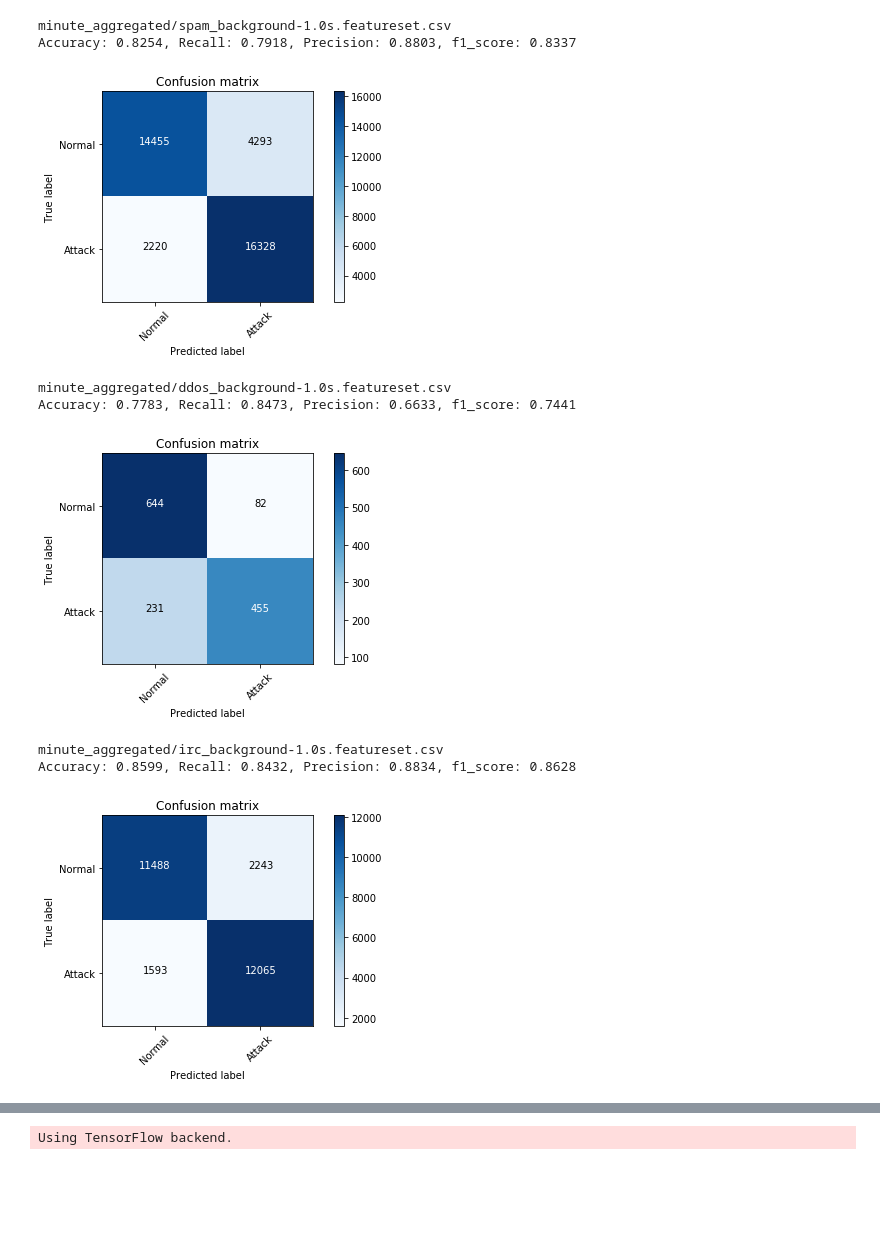
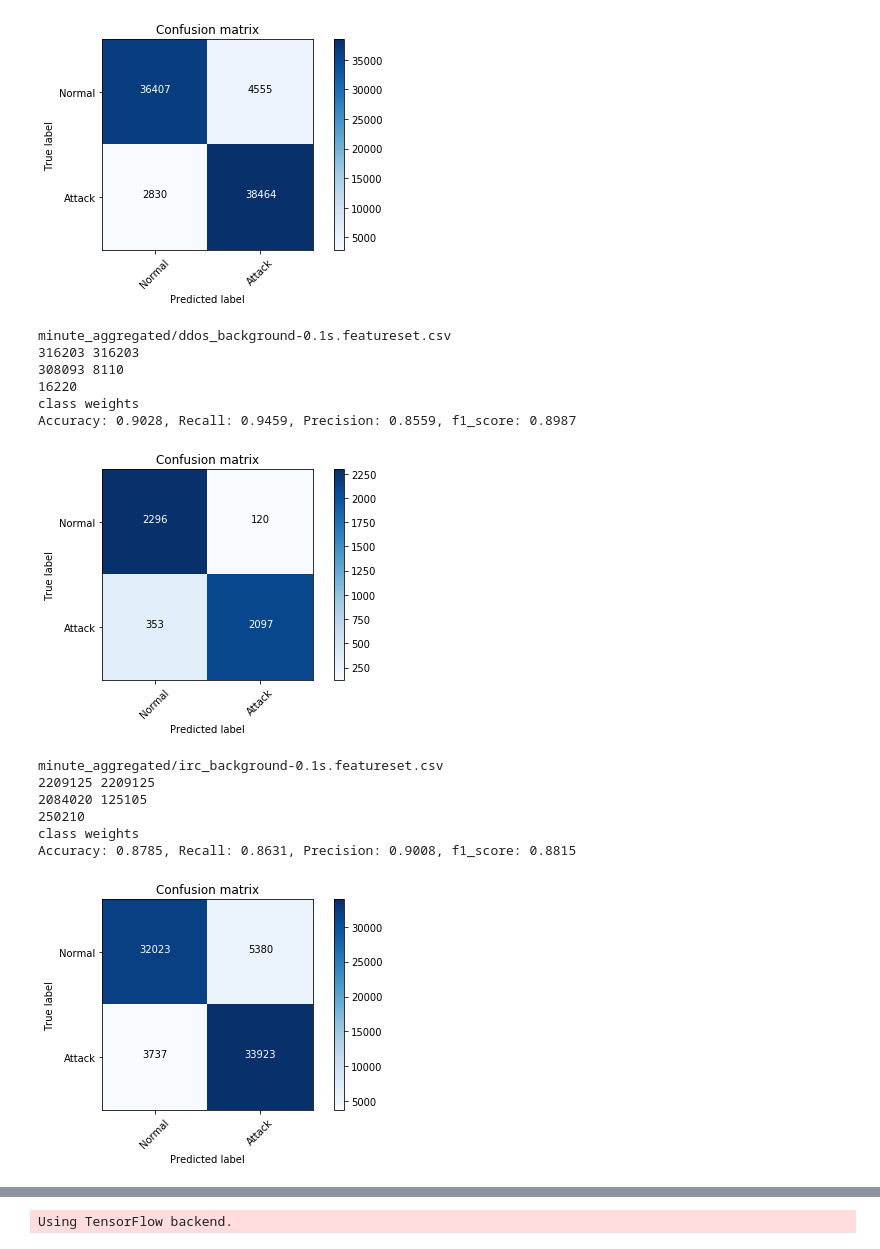
Before and after one commit to SpokenBanana/lambda-code, a Jupyter notebook: ddos-detection/Detecting Attacks.ipynb, the cells around one changed output, grey strips where cells are left out. Cells and saved outputs as stored; diff of their text form; code cells hidden in the pictures; blank space fills up the shorter version.

```diff
--- a/ddos-detection/Detecting Attacks.ipynb
+++ b/ddos-detection/Detecting Attacks.ipynb
@@ -9,12 +7,10 @@ The autoreload extension is already loaded. To reload it, use:
 # Detecting Attacks
 from botnet_detection import summary_of_detection, rf_train, test_dict, get_specific_features_from, dl_train, dl_test_dict
 from summarizer import Summarizer
-from plot_features import plot_conf
-'std_time',
-'std_time',usion_matrix
+from plot_features import plot_confusion_matrix
 attacks = ['spam', 'ddos', 'irc']
-files = ['minute_aggregated/all_background-1.0s.featureset.csv']
-files += ['minute_aggregated/{}_background-1.0s.featureset.csv'.format(attack) for attack in attacks]
+files = ['minute_aggregated/all_background-0.1s.featureset.csv']
+files += ['minute_aggregated/{}_background-0.1s.featureset.csv'.format(attack) for attack in attacks]
 for f in files:
     print(f)
     xtrain, xtest, ytrain, ytest = get_specific_features_from(f, Summarizer().features, has_bots_and_attack=f == 'minute_aggregated/all_background-1.0s.featureset.csv', sample=True)
@@ -30,9 +35,15 @@ Accuracy: 0.8077, Recall: 0.7847, Precision: 0.8488, f1_score: 0.8155
+[figure, new version]
-minute_aggregated/spam_background-1.0s.featureset.csv
-Accuracy: 0.8254, Recall: 0.7918, Precision: 0.8803, f1_score: 0.8337
+minute_aggregated/ddos_background-0.1s.featureset.csv
+316203 316203
+308093 8110
+16220
+class weights
+Accuracy: 0.9028, Recall: 0.9459, Precision: 0.8559, f1_score: 0.8987
-[figure, old version]
+[figure, new version]
-minute_aggregated/ddos_background-1.0s.featureset.csv
-Accuracy: 0.7783, Recall: 0.8473, Precision: 0.6633, f1_score: 0.7441
+minute_aggregated/irc_background-0.1s.featureset.csv
+2209125 2209125
+2084020 125105
+250210
+class weights
+Accuracy: 0.8785, Recall: 0.8631, Precision: 0.9008, f1_score: 0.8815
-[figure, old version]
-minute_aggregated/irc_background-1.0s.featureset.csv
-Accuracy: 0.8599, Recall: 0.8432, Precision: 0.8834, f1_score: 0.8628
-[figure, old version]
+[figure, new version]
```
Also changed, not shown: parts of 6 cells of this notebook.
